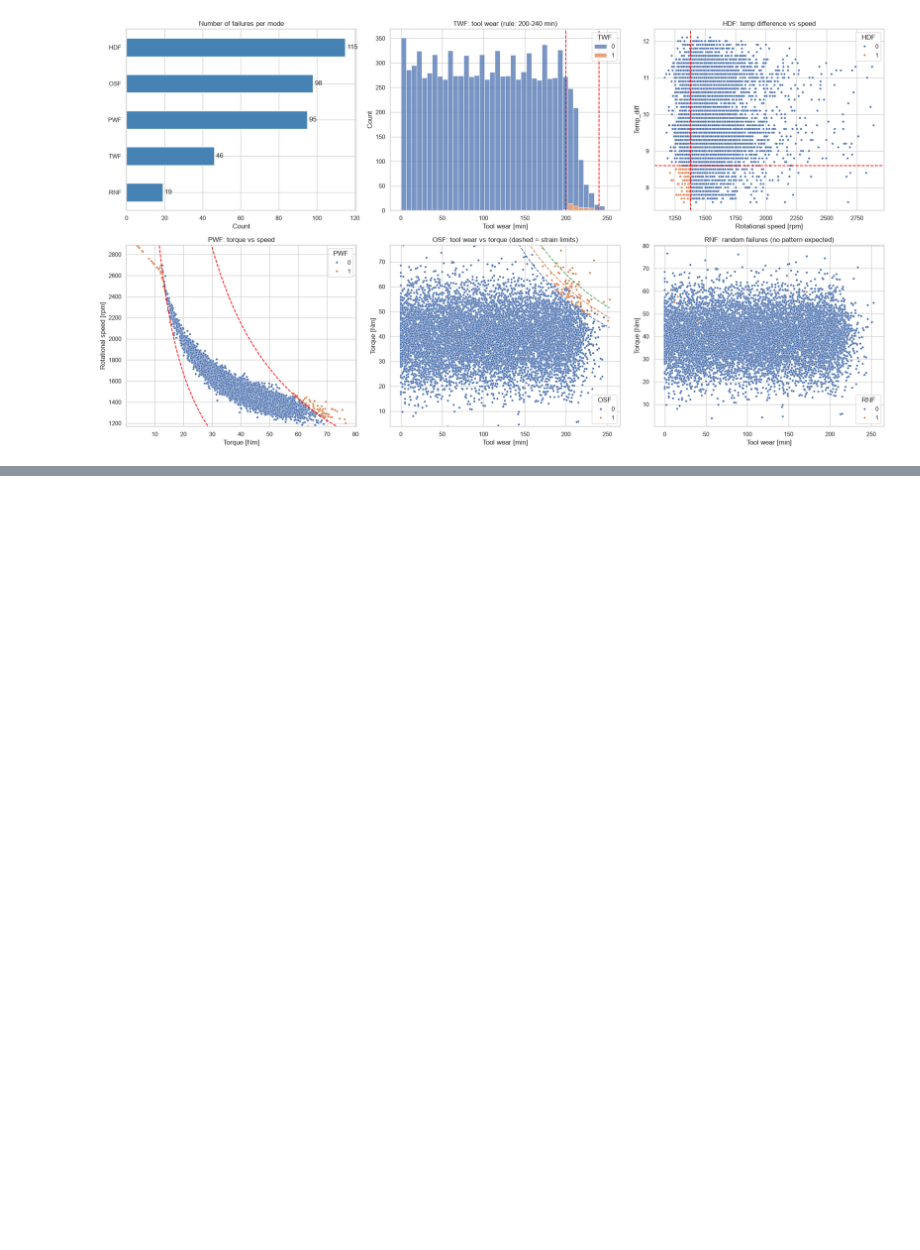
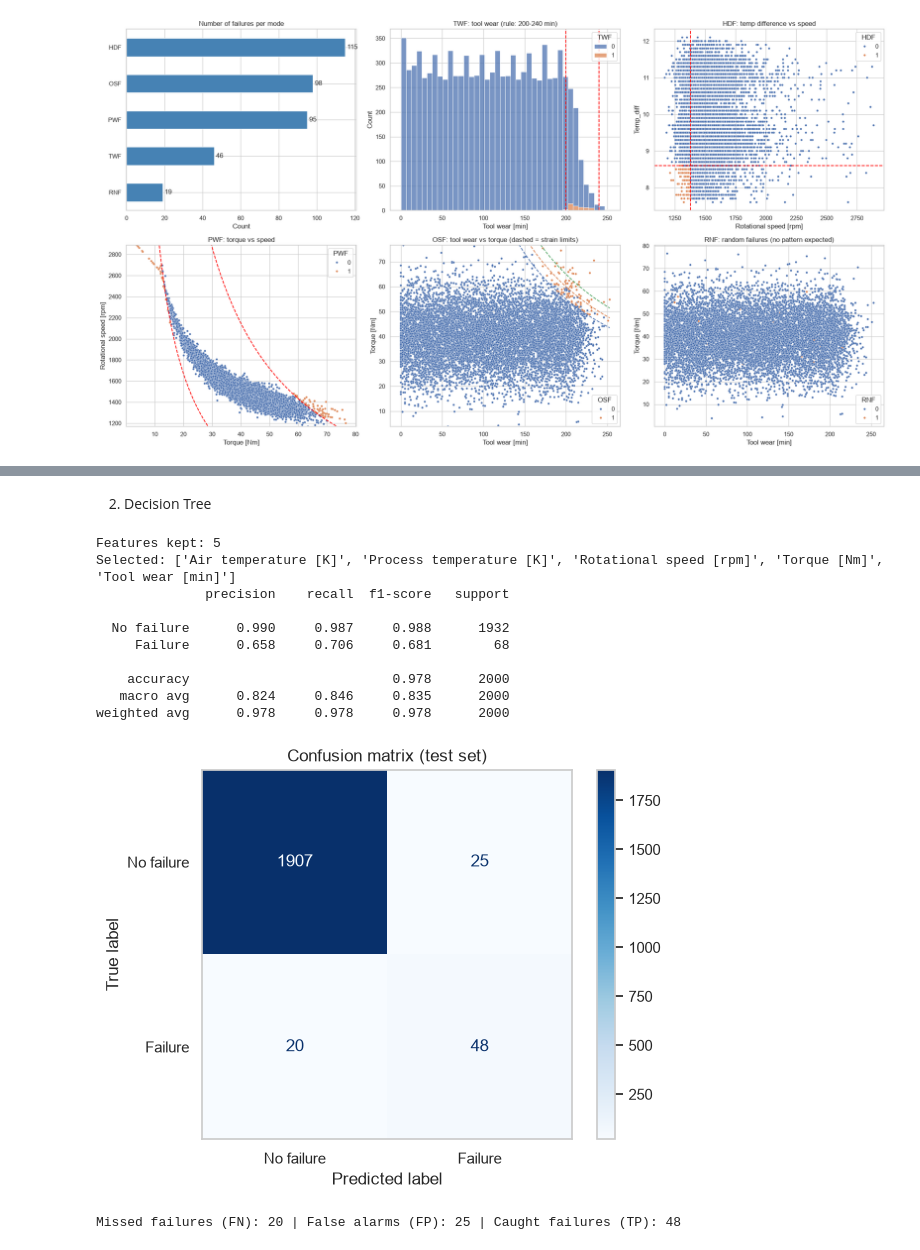
Before and after one commit to sotheasokea/ML_Term_Project, a Jupyter notebook: Predictive_Maintenance.ipynb, the cells around one changed output, grey strips where cells are left out. Saved outputs shown, nothing was run; the diff lists cells and outputs as text; code cells hidden in the pictures; blank space fills up the shorter version.

```diff
--- a/Predictive_Maintenance.ipynb
+++ b/Predictive_Maintenance.ipynb
@@ -193,0 +340,26 @@ plt.show()
+# %% [markdown]
+2. Decision Tree
+# %%
+anova_dtc = make_pipeline(StandardScaler(), anova_filter, DecisionTreeClassifier())
+anova_dtc.fit(x_train, y_train)
+
+selector = anova_dtc.named_steps["selectkbest"]     # or anova_svc[0]
+
+mask = selector.get_support()
+print("Features kept:", mask.sum())
+print("Selected:", x_train.columns[mask].tolist())
+y_predict = anova_dtc.predict(x_test)
+model_eval(y_predict, y_test)
+# %% [output]
+Features kept: 5
+Selected: ['Air temperature [K]', 'Process temperature [K]', 'Rotational speed [rpm]', 'Torque [Nm]', 'Tool wear [min]']
+              precision    recall  f1-score   support
+
+  No failure      0.990     0.987     0.988      1932
+     Failure      0.658     0.706     0.681        68
+
+    accuracy                          0.978      2000
+   macro avg      0.824     0.846     0.835      2000
+weighted avg      0.978     0.978     0.978      2000
+[figure, added]
+Missed failures (FN): 20 | False alarms (FP): 25 | Caught failures (TP): 48
```
Also changed, not shown: parts of 58 cells of this notebook.
